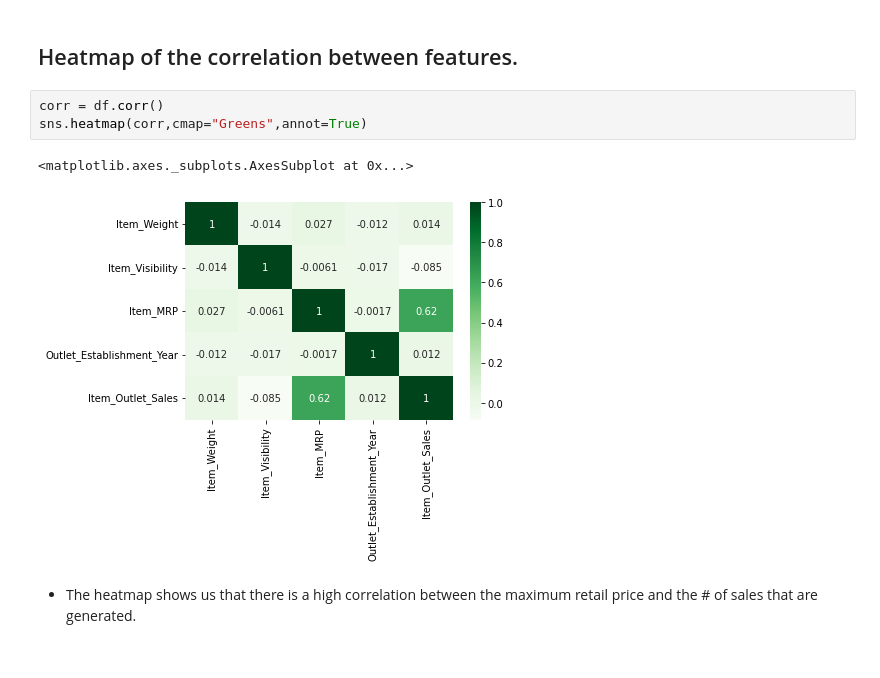
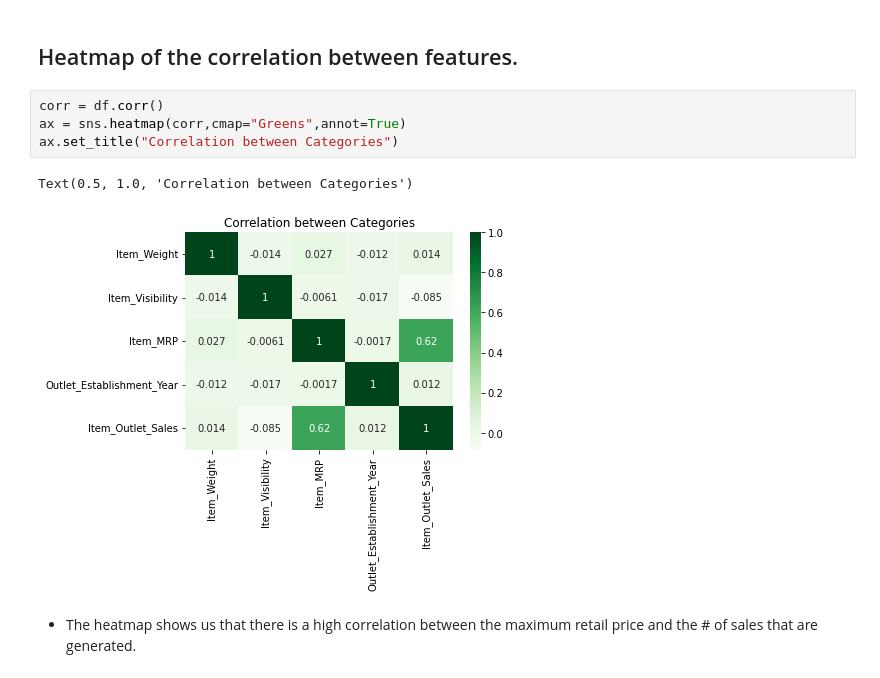
Before and after one commit to robertramos89/CD-DS-1-24-22, a Jupyter notebook: PortfolioProject1.ipynb, the cells around one changed output. Saved outputs shown, nothing was run; the diff lists cells and outputs as text.

```diff
--- a/PortfolioProject1.ipynb
+++ b/PortfolioProject1.ipynb
@@ -374,9 +374,10 @@ plt.xticks(rotation=90)
 ## Heatmap of the correlation between features.
 # %%
 corr = df.corr()
-sns.heatmap(corr,cmap="Greens",annot=True)
+ax = sns.heatmap(corr,cmap="Greens",annot=True)
+ax.set_title("Correlation between Categories")
 # %% [output]
-<matplotlib.axes._subplots.AxesSubplot at 0x...>
+Text(0.5, 1.0, 'Correlation between Categories')
-[figure, old version]
+[figure, new version]
 # %% [markdown]
 - The heatmap shows us that there is a high correlation between the maximum retail price and the # of sales that are generated.
```
Also changed, not shown: parts of 8 cells of this notebook.
